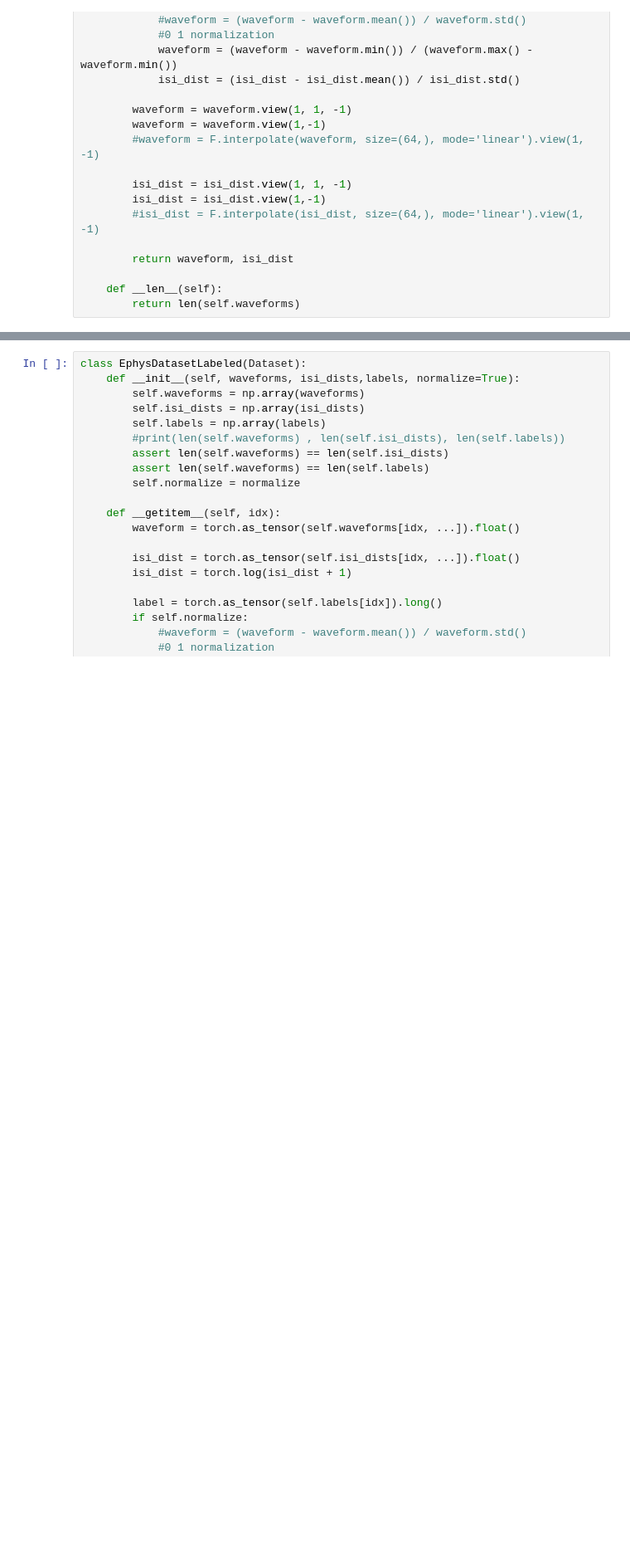
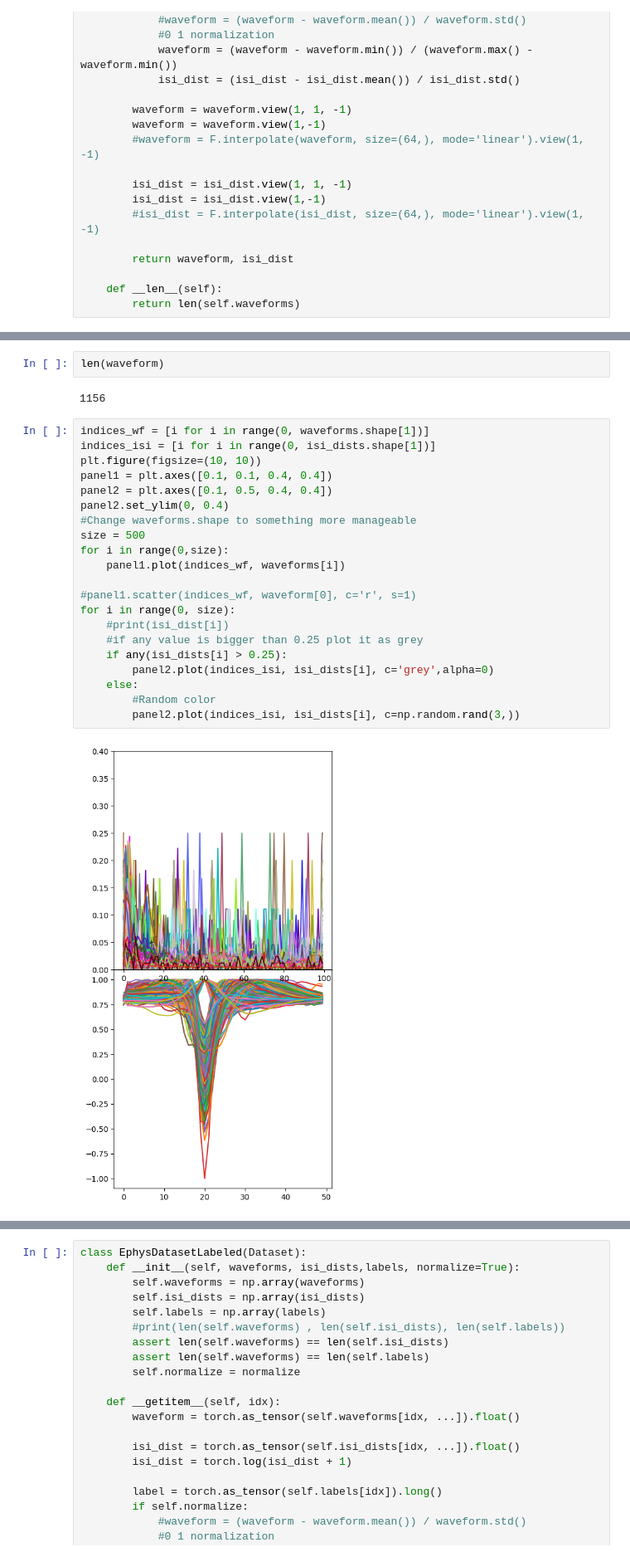
Before and after one commit to JesusGF1/1d-constrastive-autoencoder, a Jupyter notebook: multimodal_and_classifier_warrenData.ipynb, the cells around one changed output, grey strips where cells are left out. Shown: that part at 83% size. Cells and saved outputs as stored; diff of their text form; blank space fills up the shorter version.

```diff
--- a/multimodal_and_classifier_warrenData.ipynb
+++ b/multimodal_and_classifier_warrenData.ipynb
@@ -177 +183,28 @@ np.unique(labels, return_counts=True)
+# %%
+len(waveform)
+# %% [output]
+1156
+# %%
+indices_wf = [i for i in range(0, waveforms.shape[1])]
+indices_isi = [i for i in range(0, isi_dists.shape[1])]
+plt.figure(figsize=(10, 10))
+panel1 = plt.axes([0.1, 0.1, 0.4, 0.4])
+panel2 = plt.axes([0.1, 0.5, 0.4, 0.4])
+panel2.set_ylim(0, 0.4)
+#Change waveforms.shape to something more manageable
+size = 500
+for i in range(0,size):
+    panel1.plot(indices_wf, waveforms[i])
+
+#panel1.scatter(indices_wf, waveform[0], c='r', s=1)
+for i in range(0, size):
+    #print(isi_dist[i])
+    #if any value is bigger than 0.25 plot it as grey
+    if any(isi_dists[i] > 0.25):
+        panel2.plot(indices_isi, isi_dists[i], c='grey',alpha=0)
+    else:
+        #Random color
+        panel2.plot(indices_isi, isi_dists[i], c=np.random.rand(3,))
+# %% [output]
+[figure, added]
 # %%
```
Also changed, not shown: parts of 31 cells of this notebook, 5 other files.
